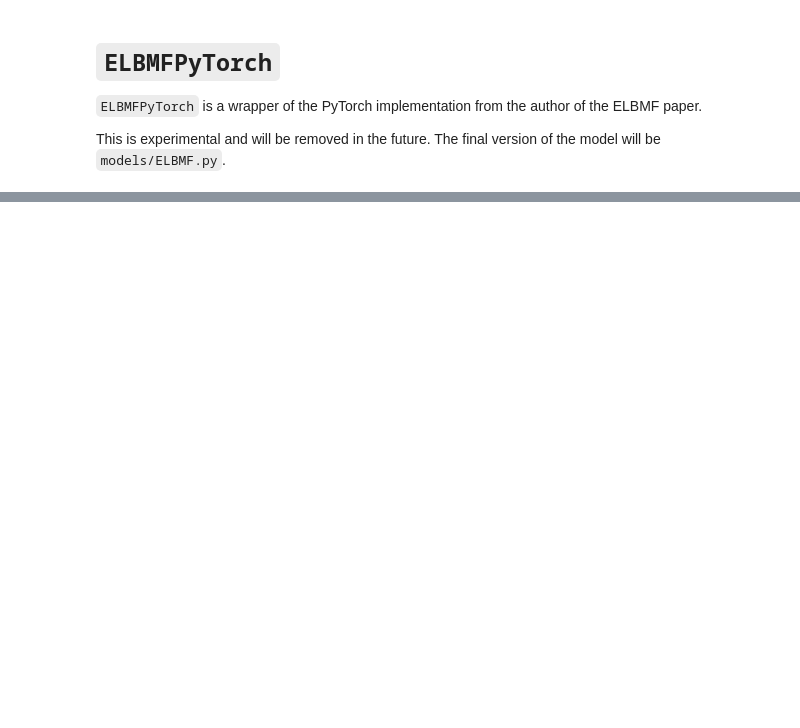
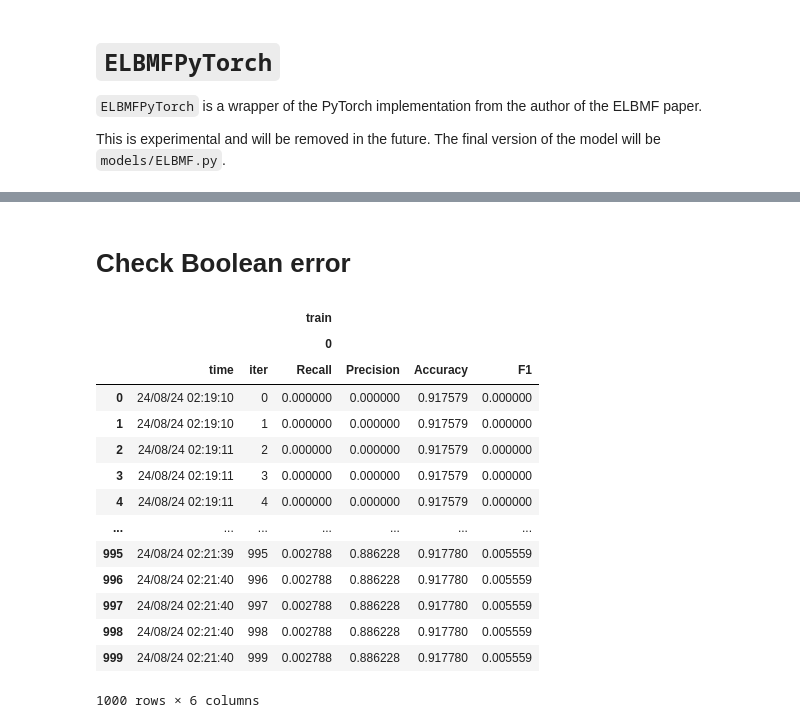
Before and after one commit to PreferredAI/PyBMF, a Jupyter notebook: examples/ex05_6_ELBMFPyTorch.ipynb, the cells around one changed output, grey strips where cells are left out. Saved outputs shown, nothing was run; the diff lists cells and outputs as text; code cells hidden in the pictures; blank space fills up the shorter version.

```diff
--- a/examples/ex05_6_ELBMFPyTorch.ipynb
+++ b/examples/ex05_6_ELBMFPyTorch.ipynb
@@ -216,0 +224,20 @@ show_matrix([(U_sparse, [1, 0], 'U'), (V_sparse, [0, 1], 'V'), (X_sparse, [1, 1]
+# %% [markdown]
+# Check Boolean error
+# %%
+model.logs['boolean']
+# %% [output]
+|  |  |  | train |  |  |  |
+|  |  |  | 0 |  |  |  |
+|  | time | iter | Recall | Precision | Accuracy | F1 |
+| 0 | 24/08/24 02:19:10 | 0 | 0.000000 | 0.000000 | 0.917579 | 0.000000 |
+| 1 | 24/08/24 02:19:10 | 1 | 0.000000 | 0.000000 | 0.917579 | 0.000000 |
+| 2 | 24/08/24 02:19:11 | 2 | 0.000000 | 0.000000 | 0.917579 | 0.000000 |
+| 3 | 24/08/24 02:19:11 | 3 | 0.000000 | 0.000000 | 0.917579 | 0.000000 |
+| 4 | 24/08/24 02:19:11 | 4 | 0.000000 | 0.000000 | 0.917579 | 0.000000 |
+| ... | ... | ... | ... | ... | ... | ... |
+| 995 | 24/08/24 02:21:39 | 995 | 0.002788 | 0.886228 | 0.917780 | 0.005559 |
+| 996 | 24/08/24 02:21:40 | 996 | 0.002788 | 0.886228 | 0.917780 | 0.005559 |
+| 997 | 24/08/24 02:21:40 | 997 | 0.002788 | 0.886228 | 0.917780 | 0.005559 |
+| 998 | 24/08/24 02:21:40 | 998 | 0.002788 | 0.886228 | 0.917780 | 0.005559 |
+| 999 | 24/08/24 02:21:40 | 999 | 0.002788 | 0.886228 | 0.917780 | 0.005559 |
+1000 rows × 6 columns
```
Also changed, not shown: parts of 7 cells of this notebook, 1 other file.
